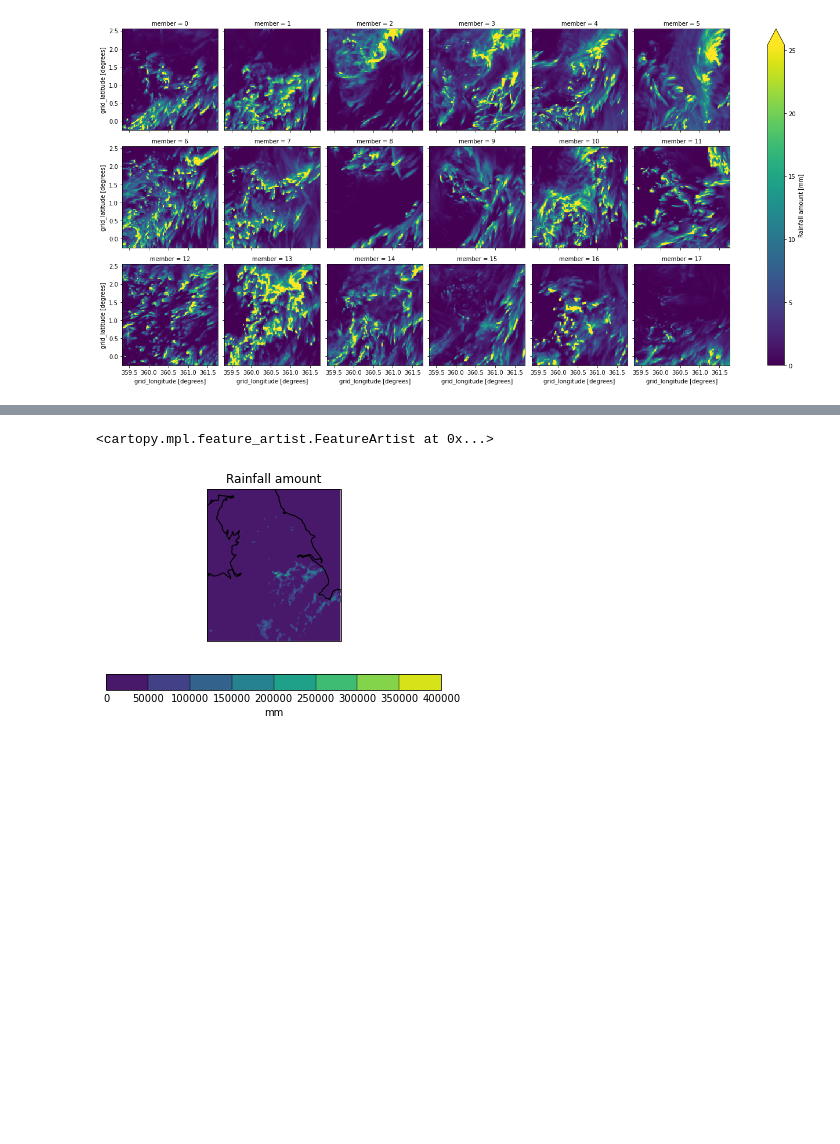
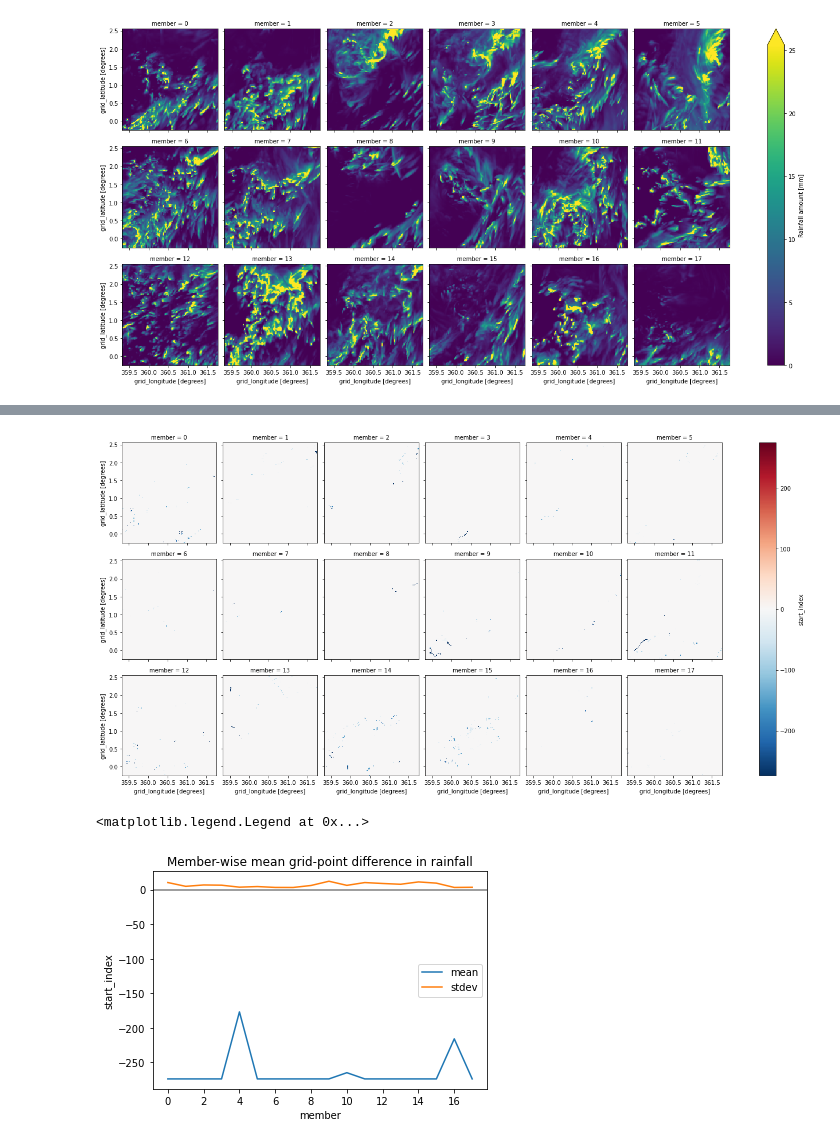
Before and after one commit to sjboeing/fast_rainfall_processing, a Jupyter notebook: fast_validation.ipynb, the cells around one changed output, grey strips where cells are left out. Drawn from its saved outputs; the diff is of its cells as text; code cells hidden in the pictures; blank space fills up the shorter version.

```diff
--- a/fast_validation.ipynb
+++ b/fast_validation.ipynb
@@ -122,8 +158,25 @@ fcst_stamp = datetime.datetime.strptime("2022081508", "%Y%m%d%H")
+# %%
+#diffs=(old_mem_ds - new_mem_ds).rainfall_amount
+diffs=(old_mem_time_ds - (new_mem_time_ds-new_mem_time_ds.min())).start_index
+diffs.plot(x="grid_longitude", y="grid_latitude", col="member", col_wrap=6)
+plt.show()
+
+diffs.min(dim=["grid_longitude","grid_latitude"]).plot(label="mean")
+diffs.std(dim=["grid_longitude","grid_latitude"]).plot(label="stdev")
+plt.xticks(np.arange(0,18,2))
+plt.axhline(0,alpha=0.5,color="black")
+plt.title("Member-wise mean grid-point difference in rainfall")
+plt.legend()
+# %% [output]
+[figure, added]
+<matplotlib.legend.Legend at 0x...>
+[figure, added]
 # %%
-cube=iris.load_cube("/home/users/bmaybee/manual_forecast_scripts/fast_rainfall_processing_files/20220816_00/20220816_00_rad_exact_min_60.nc")
-contour = qplt.contourf(cube[0])
-plt.gca().coastlines()
+new_rad_exact=xr.open_dataset("/home/users/bmaybee/manual_forecast_scripts/fast_rainfall_processing_files/20220816_00/20220816_00_rad_exact_min_60.nc")
+new_rad_pp=xr.open_dataset("/home/users/bmaybee/manual_forecast_scripts/fast_rainfall_processing_files/20220816_00/20220816_00_rad_pp_r30_min_60_tot.nc")
+old_rad_exact=xr.open_dataset("/gws/nopw/j04/icasp_swf/bmaybee/radar_obs/processed_radar/20220816_00/20220816_00_rad_exact_min_60.nc")
+old_rad_pp=xr.open_dataset("/gws/nopw/j04/icasp_swf/bmaybee/radar_obs/processed_radar/20220816_00/20220816_00_rad_perc_0.95_min_60_tot.nc")
+
+old_rad_exact=crop_ds(old_rad_exact,new_rad_exact,"rad")
+old_rad_pp=crop_ds(old_rad_pp,new_rad_pp,"rad")
-# %% [output]
-<cartopy.mpl.feature_artist.FeatureArtist at 0x...>
-[figure, removed]
 # %%
```
Also changed, not shown: parts of 12 cells of this notebook, 4 other files.
